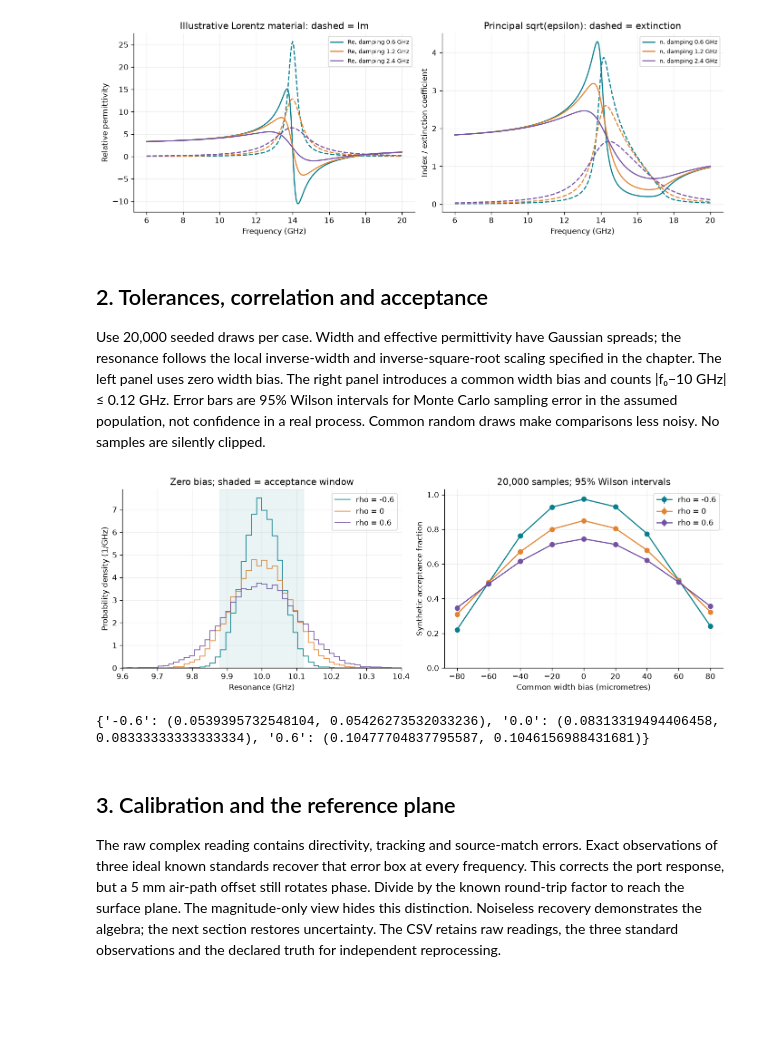
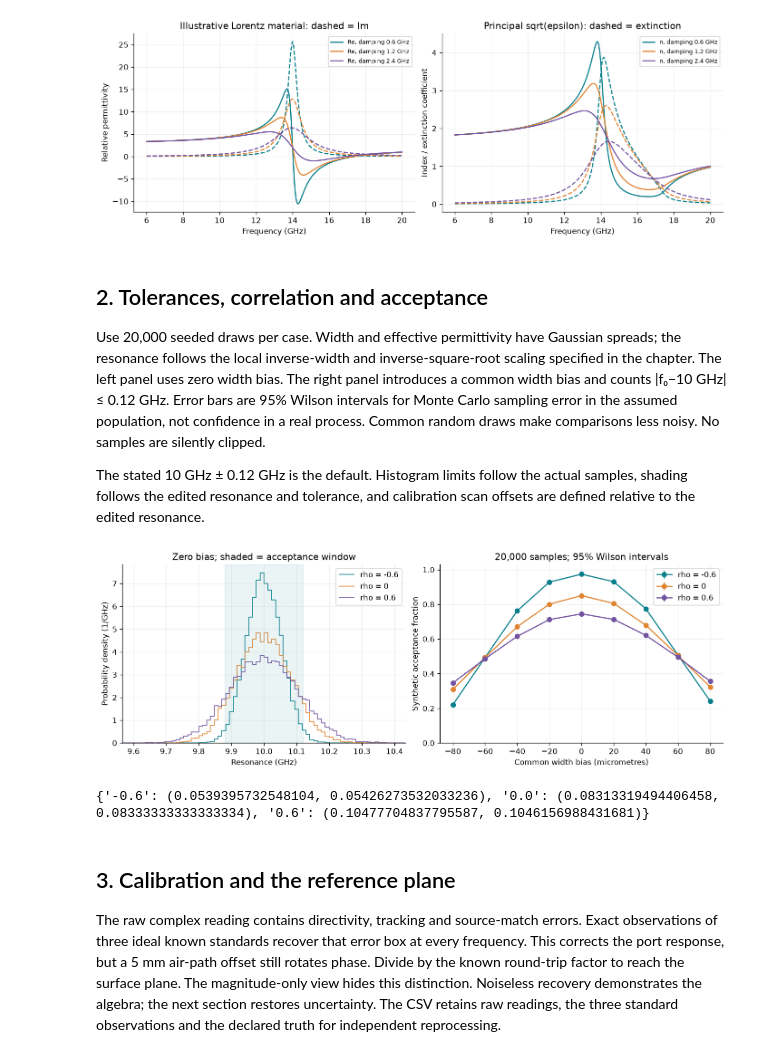
Before and after one commit to metasurface-ir/metasurfaces-book, a Jupyter notebook: notebooks/09-fabrication-measurement.ipynb, the cells around one changed output. Cells and saved outputs as stored; diff of their text form; code cells hidden in the pictures; blank space fills up the shorter version.

```diff
--- a/notebooks/09-fabrication-measurement.ipynb
+++ b/notebooks/09-fabrication-measurement.ipynb
@@ -55,32 +57,39 @@ evidence['materials']={'GHz':fm.tolist(),'rows':material,'epsilon_inf':2.,'stren
 ## 2. Tolerances, correlation and acceptance
 
 Use 20,000 seeded draws per case. Width and effective permittivity have Gaussian spreads; the resonance follows the local inverse-width and inverse-square-root scaling specified in the chapter. The left panel uses zero width bias. The right panel introduces a common width bias and counts |f₀−10 GHz| ≤ 0.12 GHz. Error bars are 95% Wilson intervals for Monte Carlo sampling error in the assumed population, not confidence in a real process. Common random draws make comparisons less noisy. No samples are silently clipped.
+
+The stated 10 GHz ± 0.12 GHz is the default. Histogram limits follow the actual samples, shading follows the edited resonance and tolerance, and calibration scan offsets are defined relative to the edited resonance.
 # %%
-biases=np.linspace(-.08,.08,9);edges=np.linspace(9.45,10.55,75);tolerance={}
+biases=np.linspace(-.08,.08,9);tolerance={}
+draw_sets={rho:tolerance_samples(rho,p=p) for rho in (-.6,0.,.6)}
+# Include all sampled resonances and the full acceptance interval.
+half_span=max(p.tolerance_GHz,*(float(np.max(abs(v-p.resonance_GHz))) for v in draw_sets.values()))*1.05
+edges=np.linspace(p.resonance_GHz-half_span,p.resonance_GHz+half_span,75)
+assert all(np.all((v>=edges[0])&(v<=edges[-1])) for v in draw_sets.values())
 fig,ax=plt.subplots(1,2,figsize=(11.5,4),layout='constrained')
 for rho,color in zip((-.6,0.,.6),colors):
-    draws=tolerance_samples(rho,p=p);hist,_=np.histogram(draws,bins=edges,density=True)
+    draws=draw_sets[rho];hist,_=np.histogram(draws,bins=edges,density=True)
     rows=[]
     for bias in biases:
         x=tolerance_samples(rho,float(bias),p=p);passed=int(np.count_nonzero(abs(x-p.resonance_GHz)<=p.tolerance_GHz))
         lo,hi=wilson(passed,len(x))
         rows.append({'bias_mm':float(bias),'acceptance':passed/len(x),'low':lo,'high':hi})
     tolerance[str(rho)]={'histogram':hist.tolist(),'std_GHz':float(draws.std(ddof=1)),
         'linear_std_GHz':float(tolerance_linear_std(rho,p)),'rows':rows}
     ax[0].stairs(hist,edges,color=color,label=f'rho = {rho:g}')
     y=np.array([v['acceptance'] for v in rows])
     ax[1].errorbar(biases*1000,y,yerr=[y-[v['low'] for v in rows],[v['high'] for v in rows]-y],
         fmt='o-',color=color,label=f'rho = {rho:g}')
-ax[0].axvspan(9.88,10.12,color='#087f8c',alpha=.08)
-ax[0].set(xlabel='Resonance (GHz)',ylabel='Probability density (1/GHz)',title='Zero bias; shaded = acceptance window',xlim=(9.6,10.4))
+ax[0].axvspan(p.resonance_GHz-p.tolerance_GHz,p.resonance_GHz+p.tolerance_GHz,color='#087f8c',alpha=.08)
+ax[0].set(xlabel='Resonance (GHz)',ylabel='Probability density (1/GHz)',title='Zero bias; shaded = acceptance window',xlim=(edges[0],edges[-1]))
 ax[1].set(xlabel='Common width bias (micrometres)',ylabel='Synthetic acceptance fraction',ylim=(0,1.03),
     title='20,000 samples; 95% Wilson intervals')
 for a in ax:a.legend()
 plt.show()
-evidence['tolerance']={'edges_GHz':edges.tolist(),'rows':tolerance,'count':20000}
+evidence['tolerance']={'edges_GHz':edges.tolist(),'rows':tolerance,'count':20000,'acceptance_center_GHz':p.resonance_GHz,'acceptance_tolerance_GHz':p.tolerance_GHz}
 print({k:(v['std_GHz'],v['linear_std_GHz']) for k,v in tolerance.items()})
 # %% [output]
-[figure, old version]
+[figure, new version]
 {'-0.6': (0.0539395732548104, 0.05426273532033236), '0.0': (0.08313319494406458, 0.08333333333333334), '0.6': (0.10477704837795587, 0.1046156988431681)}
 # %% [markdown]
 ## 3. Calibration and the reference plane
```
Also changed, not shown: parts of 5 cells of this notebook, 38 other files.
